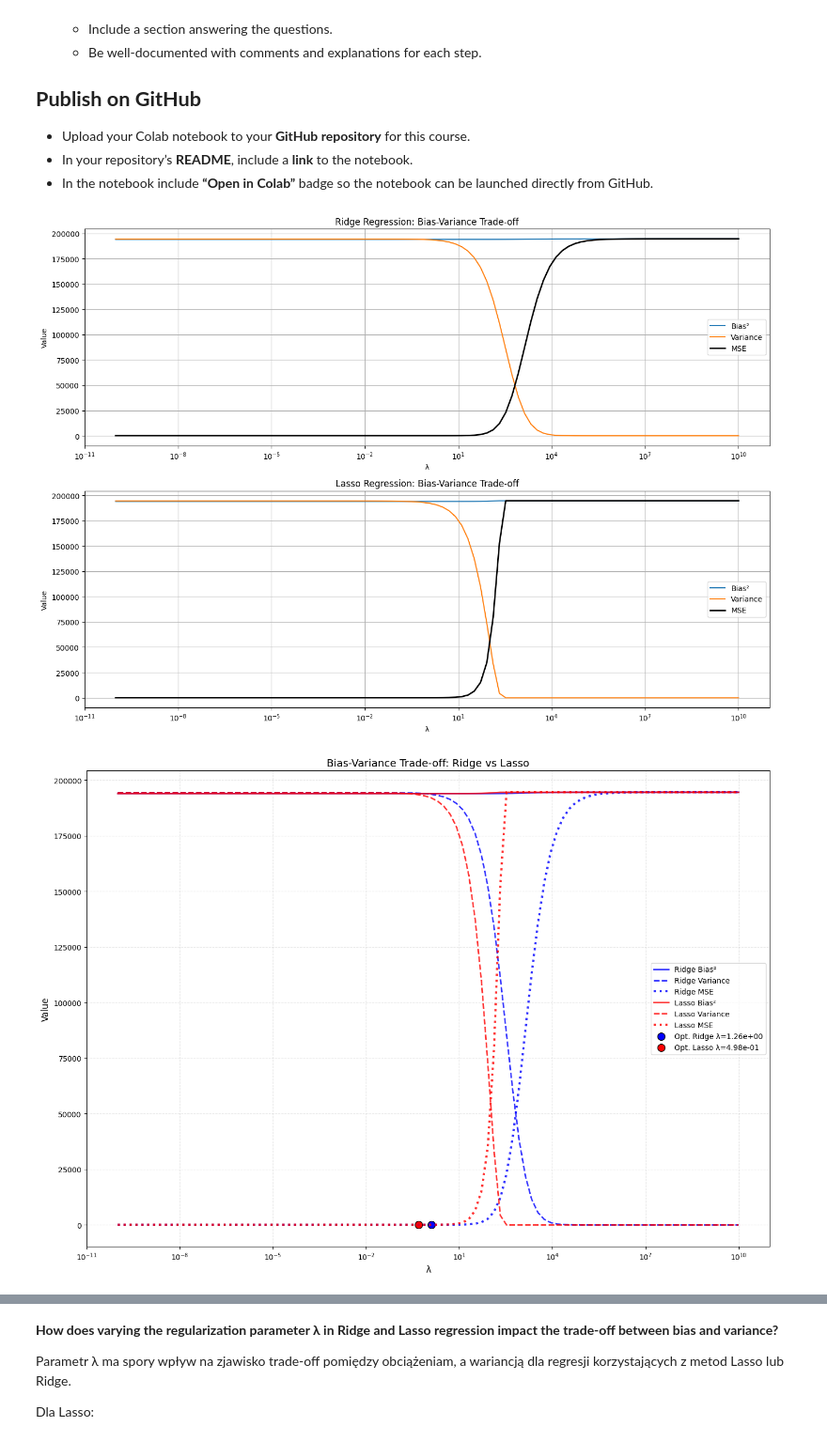
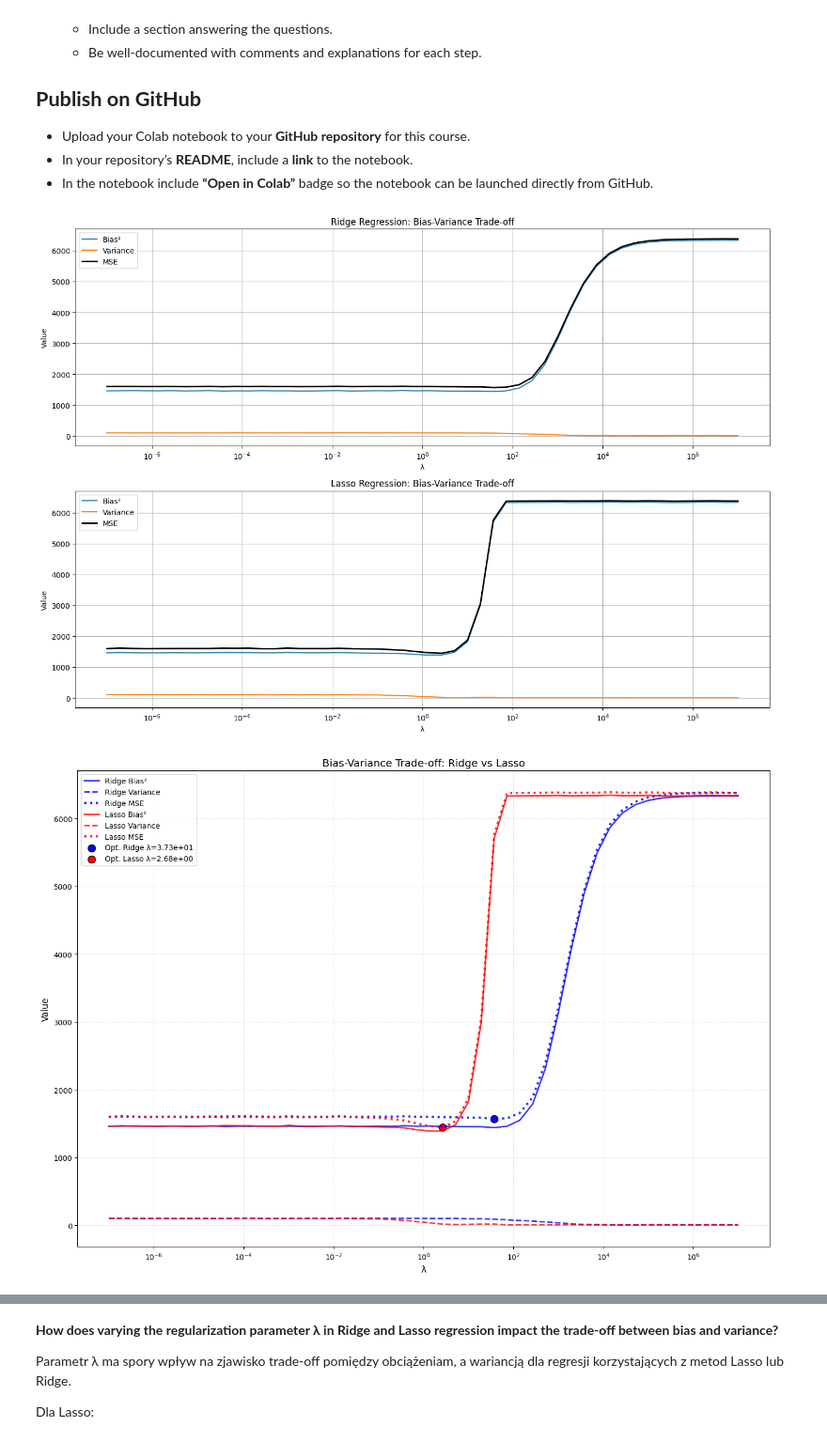
Before and after one commit to MichalSlowakiewicz/Machine-Learning, a Jupyter notebook: Homework4.ipynb, the cells around one changed output, grey strips where cells are left out. Shown at 94% size. Cells and saved outputs as stored; diff of their text form; code cells hidden in the pictures.

```diff
--- a/Homework4.ipynb
+++ b/Homework4.ipynb
@@ -60,15 +60,6 @@ from sklearn.linear_model import Ridge, Lasso
 from sklearn.metrics import mean_squared_error
 from sklearn.model_selection import train_test_split
 from mlxtend.evaluate import bias_variance_decomp
-
-### defining functions for calculating variance and bias^2
-def bias_variance(model, X_test, y_test):
-    predictions = model.predict(X_test)
-    bias_squared = np.mean((np.mean(predictions) - y_test)**2)
-    variance = np.var(predictions)
-    return bias_squared, variance
-
-
 
 
 ### generating dataset with desired assumptions
@@ -80,19 +71,20 @@ n = 1000
 # generating 50 coefficients
 # where only 5 of 50 coefficients aren't equal to 0
 real_coefficients = np.zeros(50)
-real_coefficients[:5] = np.random.uniform(1, 300, size=5)
+real_coefficients[:5] = np.random.uniform(1, 50, size=5)
 
 # generating n x 50 matrix with numbers from N(0, a) distribution
 a = 1
 X = np.random.normal(0, a, size=(n, 50))
 
-# generating response vector with random error
-y = X @ real_coefficients + np.random.randn(n) * 10
+# generating response vector with random error (with variance equal to b)
+b = 36
+y = X @ real_coefficients + np.random.normal(0, b, n)
 
 ### calculating MSE, bias^2, variance for Lasso and Ridge methods
 
 # set of lambdas
-lambdas = np.logspace(-10, 10, 100, base = 10)
+lambdas = np.logspace(-7, 7, 50, base = 10)
 
 mse_lasso = []
 bias2_lasso = []
@@ -110,24 +102,19 @@ for l in lambdas:
   ridge = Ridge(alpha=l)
   lasso = Lasso(alpha=l, max_iter = 10000)
 
-  ridge.fit(X_train, y_train)
-  lasso.fit(X_train, y_train)
+  # calculating variance and bias^2 for Lasso and Ridge methods (using mlxtend.evaluate package)
+  temp1 , bias2ridge, varianceridge = bias_variance_decomp(ridge, X_train, y_train, X_test, y_test, loss='mse')
+  temp2 , bias2lasso, variancelasso = bias_variance_decomp(lasso, X_train, y_train, X_test, y_test, loss='mse')
 
-  ridge_predictions = ridge.predict(X_test)
-  lasso_predictions = lasso.predict(X_test)
+  # calculating MSE using bias^2-variance decomposition
+  mse_ridge.append(varianceridge+bias2ridge+b)
+  mse_lasso.append(variancelasso+bias2lasso+b)
 
-  # MSE
-  mse_ridge.append(mean_squared_error(y_test, ridge_predictions))
-  mse_lasso.append(mean_squared_error(y_test, lasso_predictions))
-
-  # variance and bias^2
-  bias2ridge, varianceridge = bias_variance(ridge, X_test, y_test)
-
-  bias2lasso, variancelasso = bias_variance(lasso, X_test, y_test)
-
+  # variance
   variance_ridge.append(varianceridge)
   variance_lasso.append(variancelasso)
 
+  # bias^2
   bias2_ridge.append(bias2ridge)
   bias2_lasso.append(bias2lasso)
 
@@ -164,7 +151,7 @@ plt.show()
 # generating one plot for both Lasso and Ridge
 plt.figure(figsize=(14, 10))
 
-# Ridge (logaritmic scale)
+# Ridge (log scale only for x-axis)
 plt.semilogx(lambdas, bias2_ridge, label='Ridge Bias²',
              color='blue', linestyle='-', linewidth=2, alpha=0.8)
 plt.semilogx(lambdas, variance_ridge, label='Ridge Variance',
@@ -172,7 +159,7 @@ plt.semilogx(lambdas, variance_ridge, label='Ridge Variance',
 plt.semilogx(lambdas, mse_ridge, label='Ridge MSE',
              color='blue', linestyle=':', linewidth=3, alpha=0.8)
 
-# Lasso (logarytmic scale)
+# Lasso (log scale only for x-axis)
 plt.semilogx(lambdas, bias2_lasso, label='Lasso Bias²',
              color='red', linestyle='-', linewidth=2, alpha=0.8)
 plt.semilogx(lambdas, variance_lasso, label='Lasso Variance',
@@ -180,7 +167,7 @@ plt.semilogx(lambdas, variance_lasso, label='Lasso Variance',
 plt.semilogx(lambdas, mse_lasso, label='Lasso MSE',
              color='red', linestyle=':', linewidth=3, alpha=0.8)
 
-# optimal points for Ridge and Lasso (taking point for which MSE is minimized)
+# optimal points for Ridge and Lasso (point for which MSE is minimized)
 optimal_ridge_index = np.argmin(mse_ridge)
 optimal_lasso_index = np.argmin(mse_lasso)
 
@@ -198,14 +185,13 @@ plt.xlabel('λ', fontsize=12)
 plt.ylabel('Value', fontsize=12)
 plt.legend()
 plt.grid(True, which="both", linestyle='--', alpha=0.3)
-
 plt.tight_layout()
 plt.show()
 
 # generating one plot for both Lasso and Ridge
 plt.figure(figsize=(14, 10))
 
-# Ridge (log-log scale)
+# Ridge (log scale for both axes)
 plt.loglog(lambdas, bias2_ridge, label='Ridge Bias²',
            color='blue', linestyle='-', linewidth=2, alpha=0.8)
 plt.loglog(lambdas, variance_ridge, label='Ridge Variance',
@@ -213,35 +199,34 @@ plt.loglog(lambdas, variance_ridge, label='Ridge Variance',
 plt.loglog(lambdas, mse_ridge, label='Ridge MSE',
            color='blue', linestyle=':', linewidth=3, alpha=0.8)
 
-# Lasso (log-log scale)
+# Lasso (log scale for both axes)
 plt.loglog(lambdas, bias2_lasso, label='Lasso Bias²',
            color='red', linestyle='-', linewidth=2, alpha=0.8)
 plt.loglog(lambdas, variance_lasso, label='Lasso Variance',
            color='red', linestyle='--', linewidth=2, alpha=0.8)
 plt.loglog(lambdas, mse_lasso, label='Lasso MSE',
            color='red', linestyle=':', linewidth=3, alpha=0.8)
 
-# optimal points for Ridge and Lasso (taking point for which MSE is minimized)
+# optimal points for Ridge and Lasso (point for which MSE is minimized)
 optimal_ridge_index = np.argmin(mse_ridge)
 optimal_lasso_index = np.argmin(mse_lasso)
 
 # plotting optimal points
 plt.scatter(lambdas[optimal_ridge_index], mse_ridge[optimal_ridge_index],
             color='blue', s=100, edgecolor='black',
             label=f'Opt. Ridge λ={lambdas[optimal_ridge_index]:.2e}')
 plt.scatter(lambdas[optimal_lasso_index], mse_lasso[optimal_lasso_index],
             color='red', s=100, edgecolor='black',
             label=f'Opt. Lasso λ={lambdas[optimal_lasso_index]:.2e}')
 
 # labels
 plt.title('Bias-Variance Trade-off: Ridge vs Lasso', fontsize=14)
 plt.xlabel('λ (log scale)', fontsize=12)
 plt.ylabel('Value (log scale)', fontsize=12)
 plt.legend()
 plt.grid(True, which="both", linestyle='--', alpha=0.3)
-
 plt.tight_layout()
 plt.show()
 # %% [output]
-[figure, old version]
+[figure, new version]
-[figure, old version]
+[figure, new version]
```
Also changed, not shown: parts of 1 cell of this notebook.
